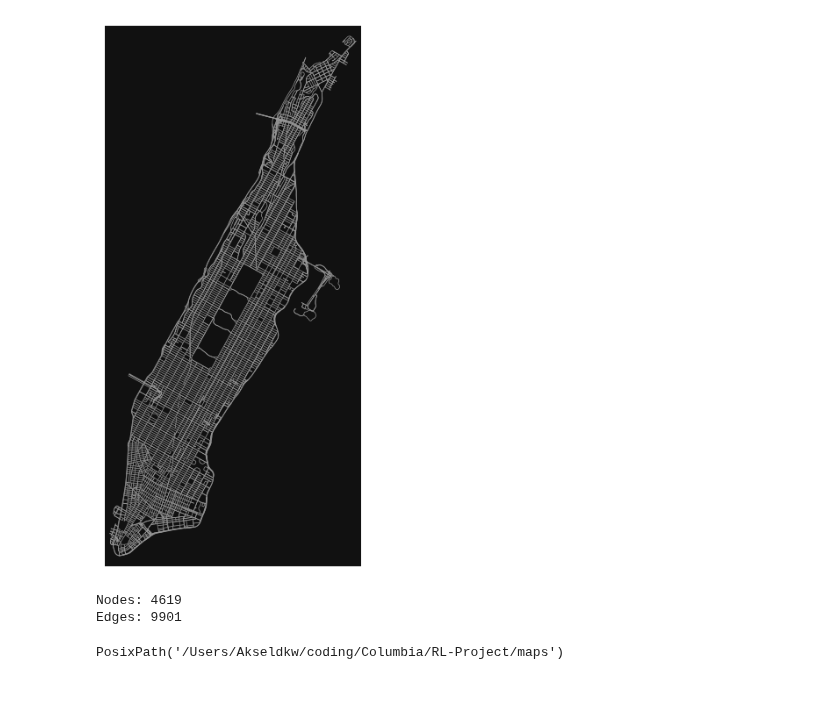
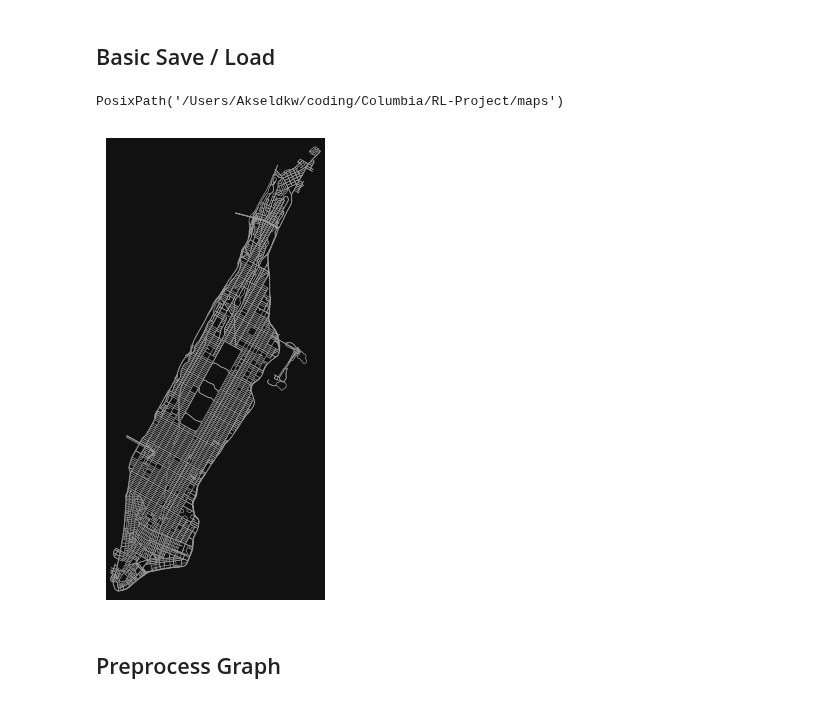
Before and after one commit to akseldkw07/Waymo-Agent, a Jupyter notebook: notebooks/osmnx-save-manhattan.ipynb, the cells around one changed output. Saved outputs shown, nothing was run; the diff lists cells and outputs as text; code cells hidden in the pictures.

```diff
--- a/notebooks/osmnx-save-manhattan.ipynb
+++ b/notebooks/osmnx-save-manhattan.ipynb
@@ -30,22 +29,7 @@ print(f"Edges: {G.number_of_edges()}")
 Nodes: 4619
 Edges: 9901
-# %%
-G = ox.graph_from_place(
-    "Manhattan, New York, USA",
-    network_type="drive",
-    simplify=True,
-    retain_all=False,
-)
-
-# 2. Plot it to verify (Manhattan is dense, so this might take a moment)
-fig, ax = ox.plot_graph(G, node_size=0, edge_linewidth=0.5)
-
-print(f"Nodes: {G.number_of_nodes()}")
-print(f"Edges: {G.number_of_edges()}")
-# %% [output]
-[figure, removed]
-Nodes: 4619
-Edges: 9901
+# %% [markdown]
+## Basic Save / Load
 # %%
 MAP_DIR
 # %% [output]
@@ -52,0 +39,8 @@ PosixPath('/Users/Akseldkw/coding/Columbia/RL-Project/maps')
+# %%
+G_out = ox.load_graphml(filepath=MAP_DIR / MANHATTAN_RAW_GRAPH)
+# %%
+fig, ax = ox.plot_graph(G_out, node_size=0, edge_linewidth=0.5, figsize=(6, 6))
+# %% [output]
+[figure, added]
+# %% [markdown]
+## Preprocess Graph
```
Also changed, not shown: parts of 10 cells of this notebook, 13 other files.
